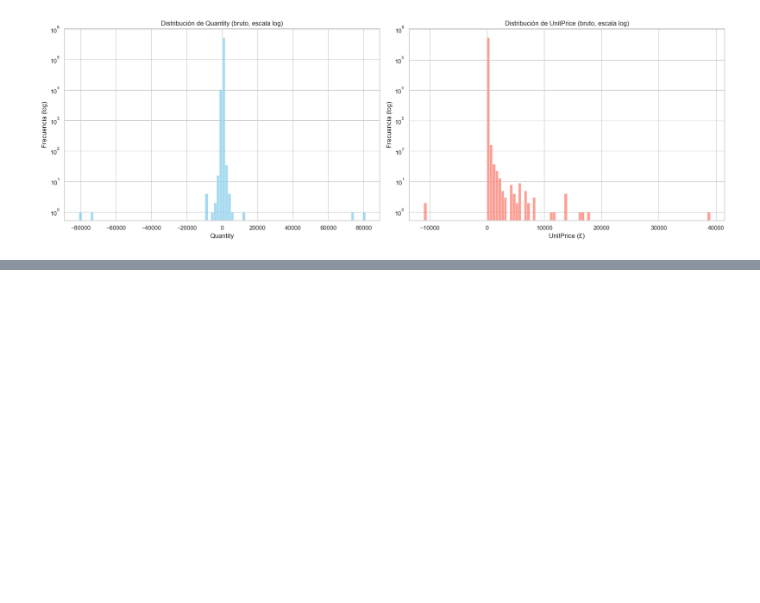
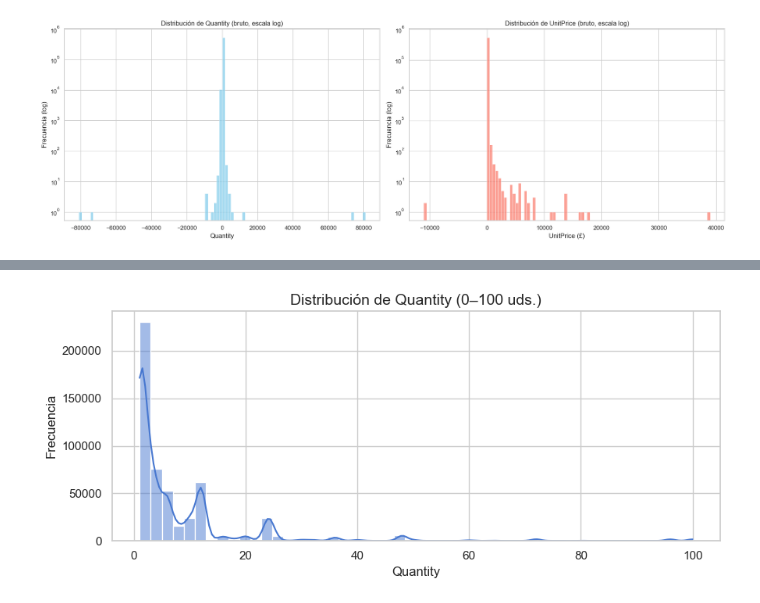
Before and after one commit to ravel01106/proyecto-master-ia-big-data, a Jupyter notebook: notebooks/regression_proyect/analysis/eda_data.ipynb, the cells around one changed output, grey strips where cells are left out. Saved outputs shown, nothing was run; the diff lists cells and outputs as text; code cells hidden in the pictures; blank space fills up the shorter version.

```diff
--- a/notebooks/regression_proyect/analysis/eda_data.ipynb
+++ b/notebooks/regression_proyect/analysis/eda_data.ipynb
@@ -355,0 +379,14 @@ plt.show()
+# %%
+# 2.4.2 — Distribución de Quantity (rango normal: 0–100)
+qty_filtrado = df[(df['Quantity'] > 0) & (df['Quantity'] <= 100)]
+
+fig, ax = plt.subplots(figsize=(9, 4))
+sns.histplot(qty_filtrado['Quantity'], bins=50, ax=ax, kde=True)
+ax.set_title('Distribución de Quantity (0–100 uds.)', fontsize=14)
+ax.set_xlabel('Quantity')
+ax.set_ylabel('Frecuencia')
+plt.tight_layout()
+plt.savefig(f'{RUTA_GRAFICOS}2.4.2_distribucion_quantity.png', dpi=150)
+plt.show()
+# %% [output]
+[figure, added]
```
Also changed, not shown: parts of 20 cells of this notebook, 11 other files.
